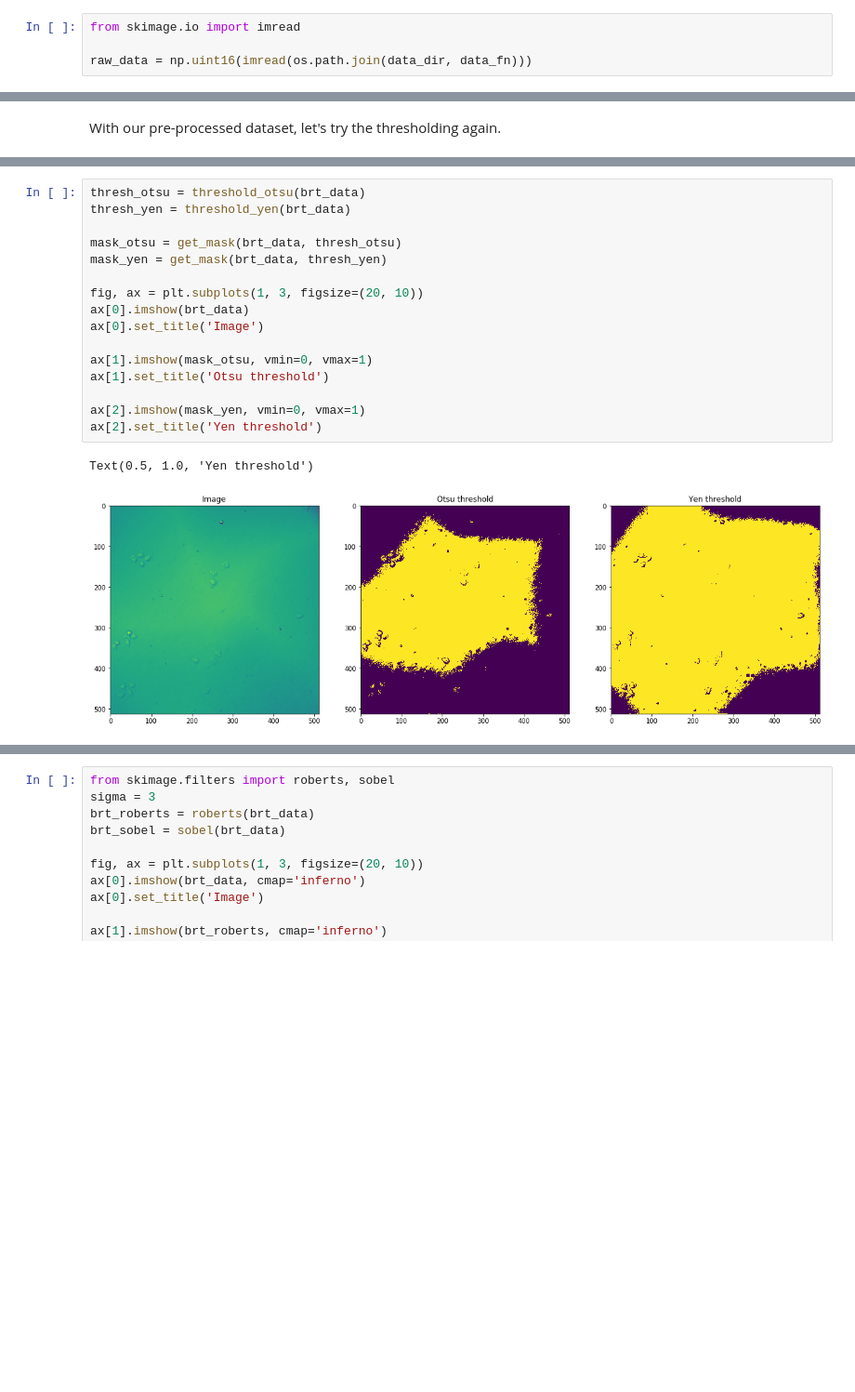
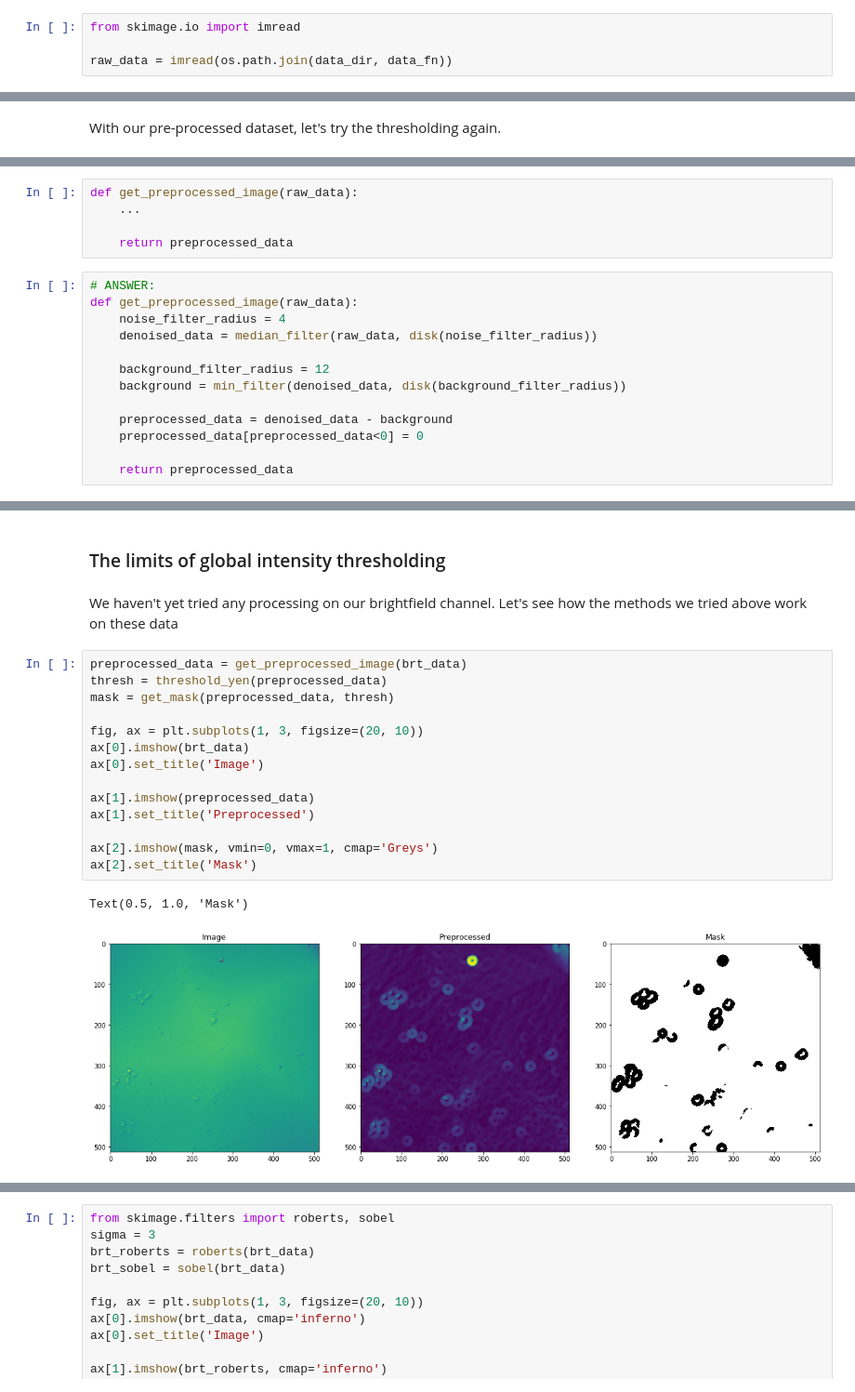
Before and after one commit to DataLucence/StanfordBIOS254-2019, a Jupyter notebook: Code/Lesson2_Preprocessing.ipynb, the cells around one changed output, grey strips where cells are left out. Shown at 93% size. Saved outputs shown, nothing was run; the diff lists cells and outputs as text; blank space fills up the shorter version.

```diff
--- a/Code/Lesson2_Preprocessing.ipynb
+++ b/Code/Lesson2_Preprocessing.ipynb
@@ -46,7 +48,7 @@ Now let's load the .tif image stack
 # %%
 from skimage.io import imread
 
-raw_data = np.uint16(imread(os.path.join(data_dir, data_fn)))
+raw_data = imread(os.path.join(data_dir, data_fn))
 # %% [markdown]
 Check the dimensions of the data
 # %%
@@ -300,0 +301,18 @@ Text(0.5, 1.0, 'Yen threshold')
+# %%
+def get_preprocessed_image(raw_data):
+    ...
+
+    return preprocessed_data
+# %%
+# ANSWER:
+def get_preprocessed_image(raw_data):
+    noise_filter_radius = 4
+    denoised_data = median_filter(raw_data, disk(noise_filter_radius))
+
+    background_filter_radius = 12
+    background = min_filter(denoised_data, disk(background_filter_radius))
+
+    preprocessed_data = denoised_data - background
+    preprocessed_data[preprocessed_data<0] = 0
+
+    return preprocessed_data
@@ -301,19 +338,21 @@ Text(0.5, 1.0, 'Yen threshold')
+# %% [markdown]
+### The limits of global intensity thresholding
+# %% [markdown]
+We haven't yet tried any processing on our brightfield channel. Let's see how the methods we tried above work on these data
 # %%
-thresh_otsu = threshold_otsu(brt_data)
-thresh_yen = threshold_yen(brt_data)
-
-mask_otsu = get_mask(brt_data, thresh_otsu)
-mask_yen = get_mask(brt_data, thresh_yen)
+preprocessed_data = get_preprocessed_image(brt_data)
+thresh = threshold_yen(preprocessed_data)
+mask = get_mask(preprocessed_data, thresh)
 
 fig, ax = plt.subplots(1, 3, figsize=(20, 10))
 ax[0].imshow(brt_data)
 ax[0].set_title('Image')
 
-ax[1].imshow(mask_otsu, vmin=0, vmax=1)
-ax[1].set_title('Otsu threshold')
+ax[1].imshow(preprocessed_data)
+ax[1].set_title('Preprocessed')
 
-ax[2].imshow(mask_yen, vmin=0, vmax=1)
-ax[2].set_title('Yen threshold')
+ax[2].imshow(mask, vmin=0, vmax=1, cmap='Greys')
+ax[2].set_title('Mask')
 # %% [output]
-Text(0.5, 1.0, 'Yen threshold')
+Text(0.5, 1.0, 'Mask')
-[figure, old version]
+[figure, new version]
```
Also changed, not shown: parts of 35 cells of this notebook, 2 other files.
